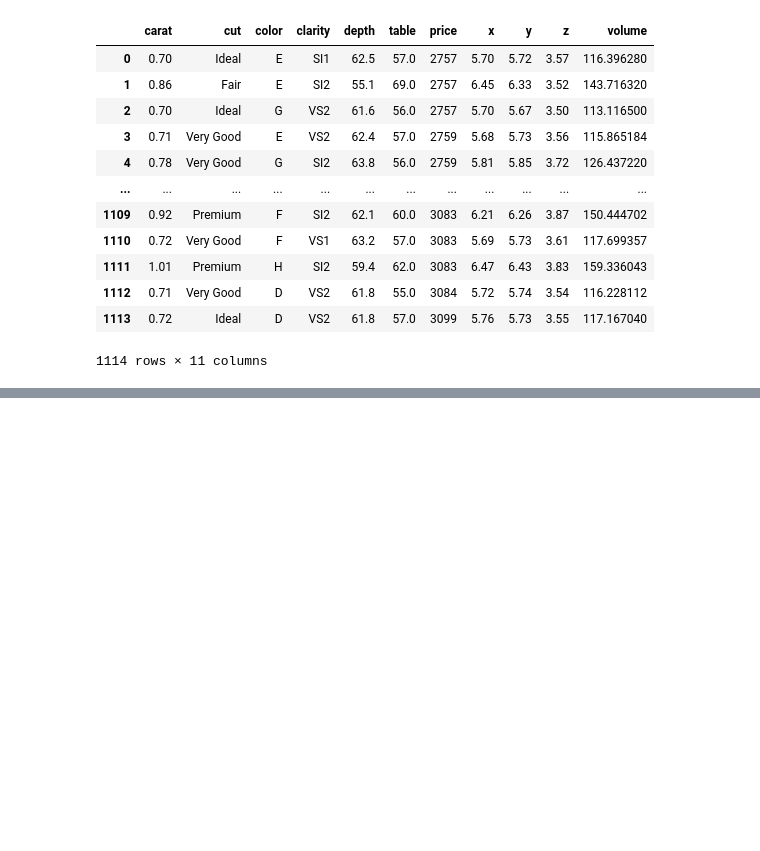
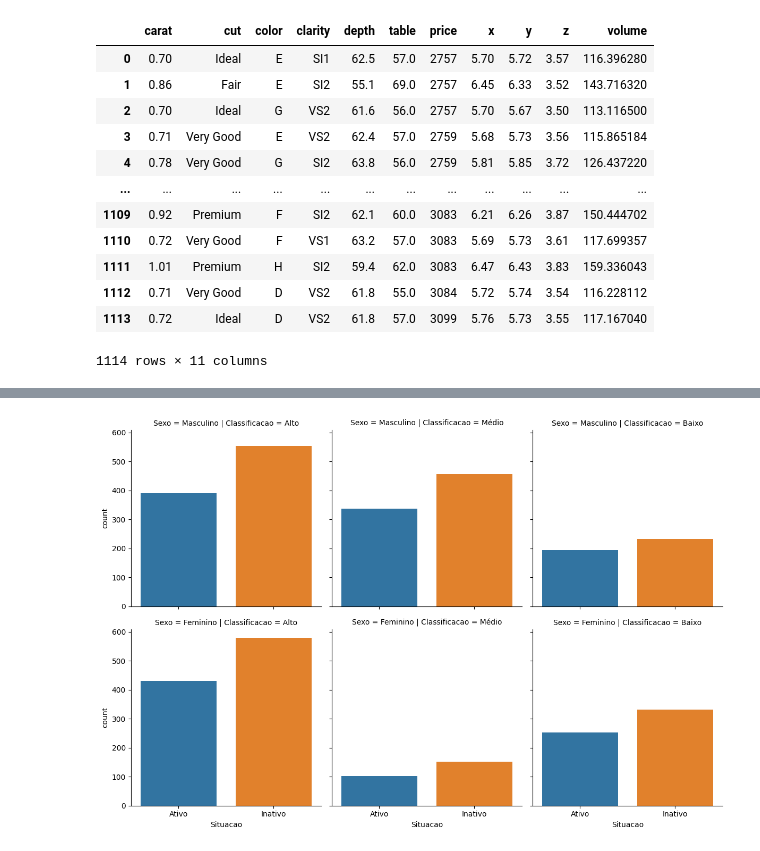
Before and after one commit to igromachado/codigos_ets, a Jupyter notebook: Python_Bibliotecas/REVISÃO/revisão.ipynb, the cells around one changed output, grey strips where cells are left out. Cells and saved outputs as stored; diff of their text form; code cells hidden in the pictures; blank space fills up the shorter version.

```diff
--- a/Python_Bibliotecas/REVISÃO/revisão.ipynb
+++ b/Python_Bibliotecas/REVISÃO/revisão.ipynb
@@ -295,0 +355,11 @@ df = pd.read_csv('clientes.csv')
+# %%
+df = pd.read_csv('clientes.csv')
+import numpy as np
+
+media = df['Saldo'].mean()
+df['Situacao'] = np.where(df['Saldo'] < media, 'Inativo', "Ativo")
+
+total = df.count()
+relatorio = df.groupby(['Sexo','Classificacao','Situacao'])['Sexo'].size().reset_index(name='Quantidade')
+
+print(relatorio)
@@ -295,0 +380,9 @@ df = pd.read_csv('clientes.csv')
+# %%
+import seaborn as sns
+import matplotlib.pyplot as plt
+
+g = sns.FacetGrid(df, col="Classificacao", row="Sexo", height=4, hue='Situacao')
+g.map_dataframe(sns.countplot, x="Situacao")
+plt.show()
+# %% [output]
+[figure, added]
```
Also changed, not shown: parts of 28 cells of this notebook, 2 other files.
